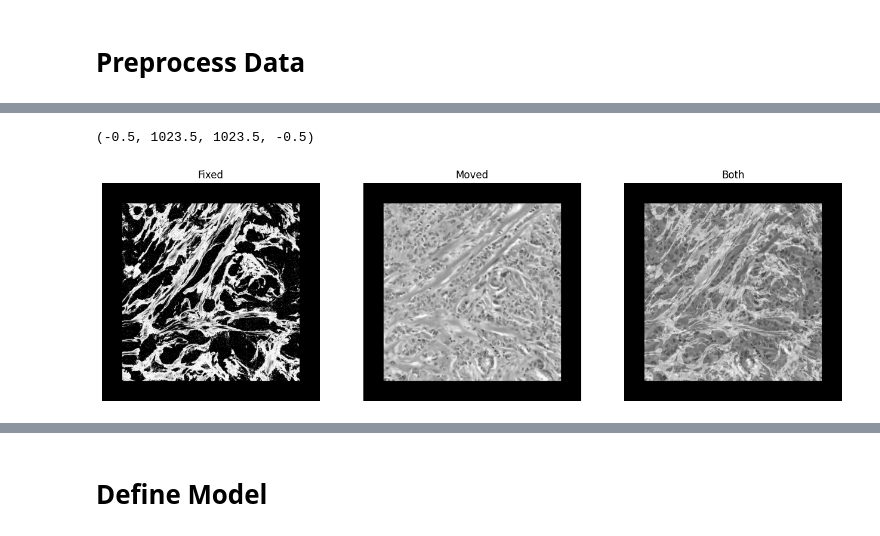
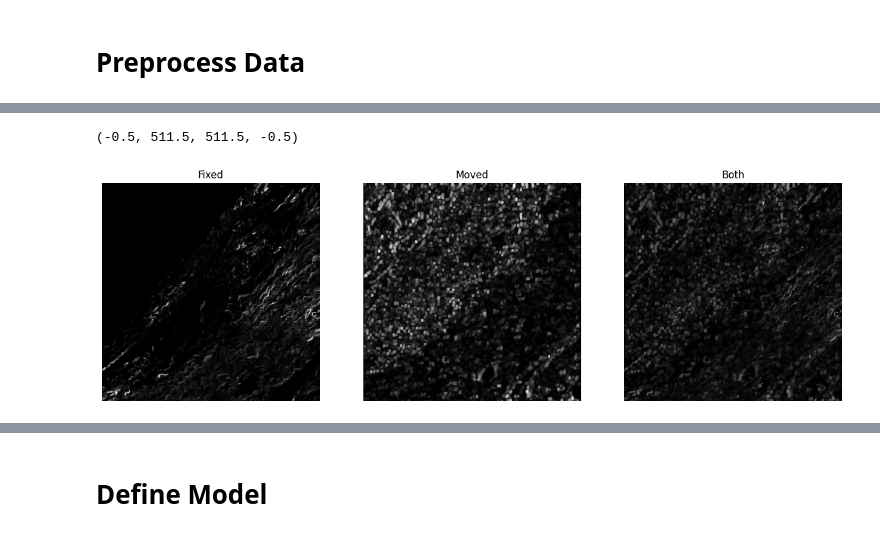
Before and after one commit to tdiepenb/MedicalImageRegistration, a Jupyter notebook: VoxelMorph/COMULISSHGBF_VXM.ipynb, the cells around one changed output, grey strips where cells are left out. Saved outputs shown, nothing was run; the diff lists cells and outputs as text; code cells hidden in the pictures.

```diff
--- a/VoxelMorph/COMULISSHGBF_VXM.ipynb
+++ b/VoxelMorph/COMULISSHGBF_VXM.ipynb
@@ -103,24 +120,9 @@ ax2.axis("off")
 # %% [markdown]
 # Preprocess Data
-# %%
-img_h ,img_w = data_json['tensorImageShape'][0]['0']
-
-### GOOD IDEA??
-# Invert fixed images
-data_fixed_inv = 1 - data_fixed_raw
-
-# Get moved images as grayscales
-data_moved_gray = np.zeros_like(data_fixed_raw)
-for idx, val in enumerate(data_moved_raw):
-    data_moved_gray[idx, :, :, 0] = cv2.cvtColor(val, cv2.COLOR_RGB2GRAY)
-
-# Normalize the images
-data_fixed_normalized = data_fixed_inv / np.max(data_fixed_inv)
-data_moved_normalized = data_moved_gray / np.max(data_moved_gray)
-
-
-### RESIZE instead??
-# Pad images
-pad_amount = ((0, 0), ((1024-img_w)//2,(1024-img_w)//2), ((1024-img_h)//2,(1024-img_h)//2), (0,0))
-data_fixed_normalized = np.pad(data_fixed_normalized, pad_amount, 'constant')
-data_moved_normalized = np.pad(data_moved_normalized, pad_amount, 'constant')
+# %%
+# filter data
+means = np.mean(data_fixed_raw, axis=(1,2,3))
+mask = means >= 3
+
+data_fixed_filtered = data_fixed_raw[mask]
+data_moved_filtered = data_moved_raw[mask]
@@ -135,19 +169,26 @@ data_moved_normalized.shape
+# %%
+def find_subarray_index(large_array, subarray):
+    for i in range(large_array.shape[0]):
+        if np.array_equal(large_array[i], subarray):
+            return i
+
+new_idx = find_subarray_index(data_fixed_filtered, data_fixed_raw[img])
 # %%
 # view preprocessed data
 fig, (ax0, ax1, ax2) = plt.subplots(ncols=3, figsize=(16,8))
-ax0.imshow(data_fixed_normalized[img],cmap='gray')
+ax0.imshow(data_fixed_normalized[new_idx],cmap='gray')
 ax0.set_title("Fixed")
 ax0.axis("off")
-ax1.imshow(data_moved_normalized[img],cmap='gray')
+ax1.imshow(data_moved_normalized[new_idx],cmap='gray')
 ax1.set_title("Moved")
 ax1.axis("off")
-ax2.imshow(data_fixed_normalized[img],cmap='gray')
-ax2.imshow(data_moved_normalized[img],cmap='gray', alpha=0.7)
+ax2.imshow(data_fixed_normalized[new_idx],cmap='gray')
+ax2.imshow(data_moved_normalized[new_idx],cmap='gray', alpha=0.5)
 ax2.set_title("Both")
 ax2.axis("off")
 # %% [output]
-(-0.5, 1023.5, 1023.5, -0.5)
+(-0.5, 511.5, 511.5, -0.5)
-[figure, old version]
+[figure, new version]
 # %%
 # split dataset
 random_state = 10
```
Also changed, not shown: parts of 19 cells of this notebook.
